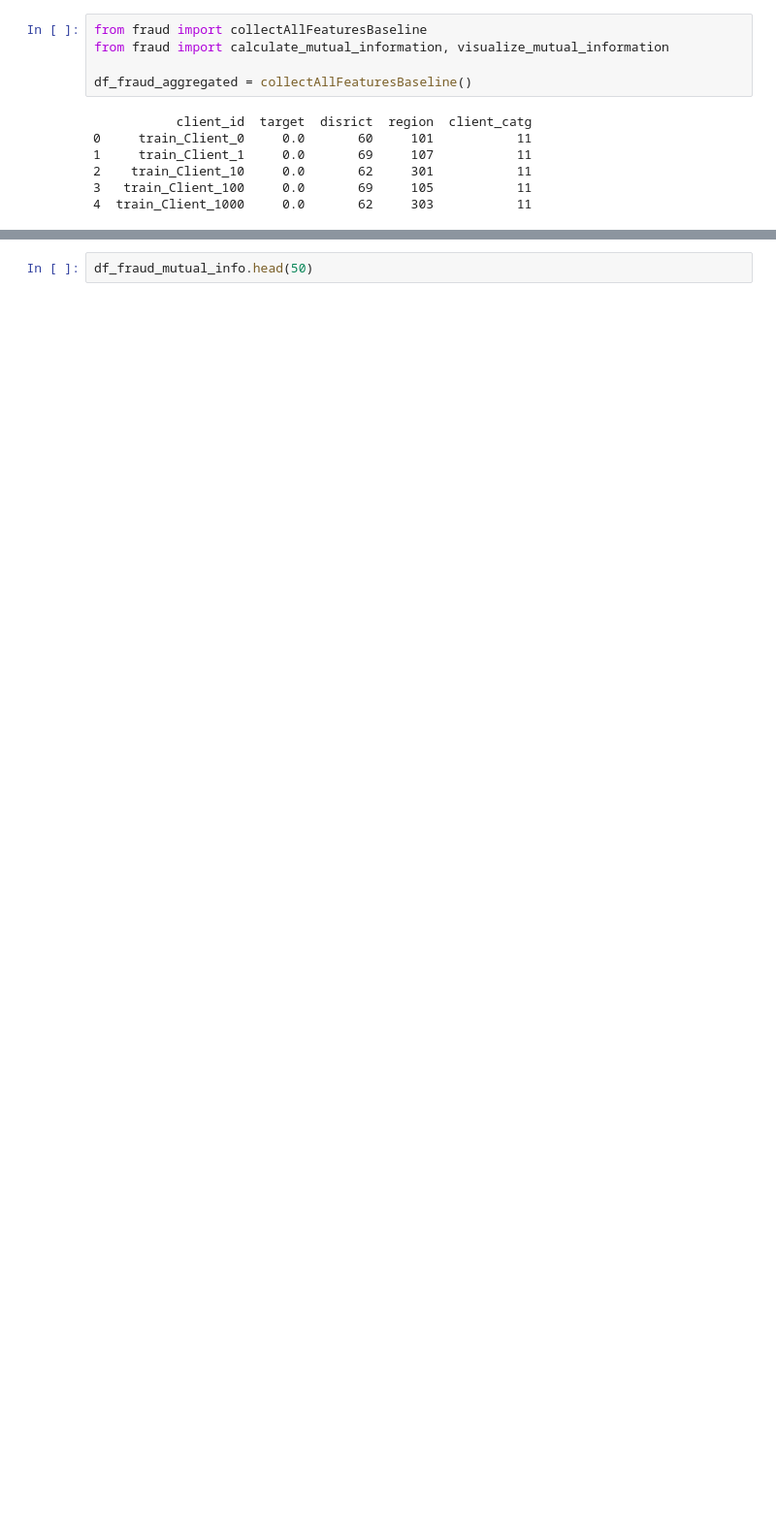
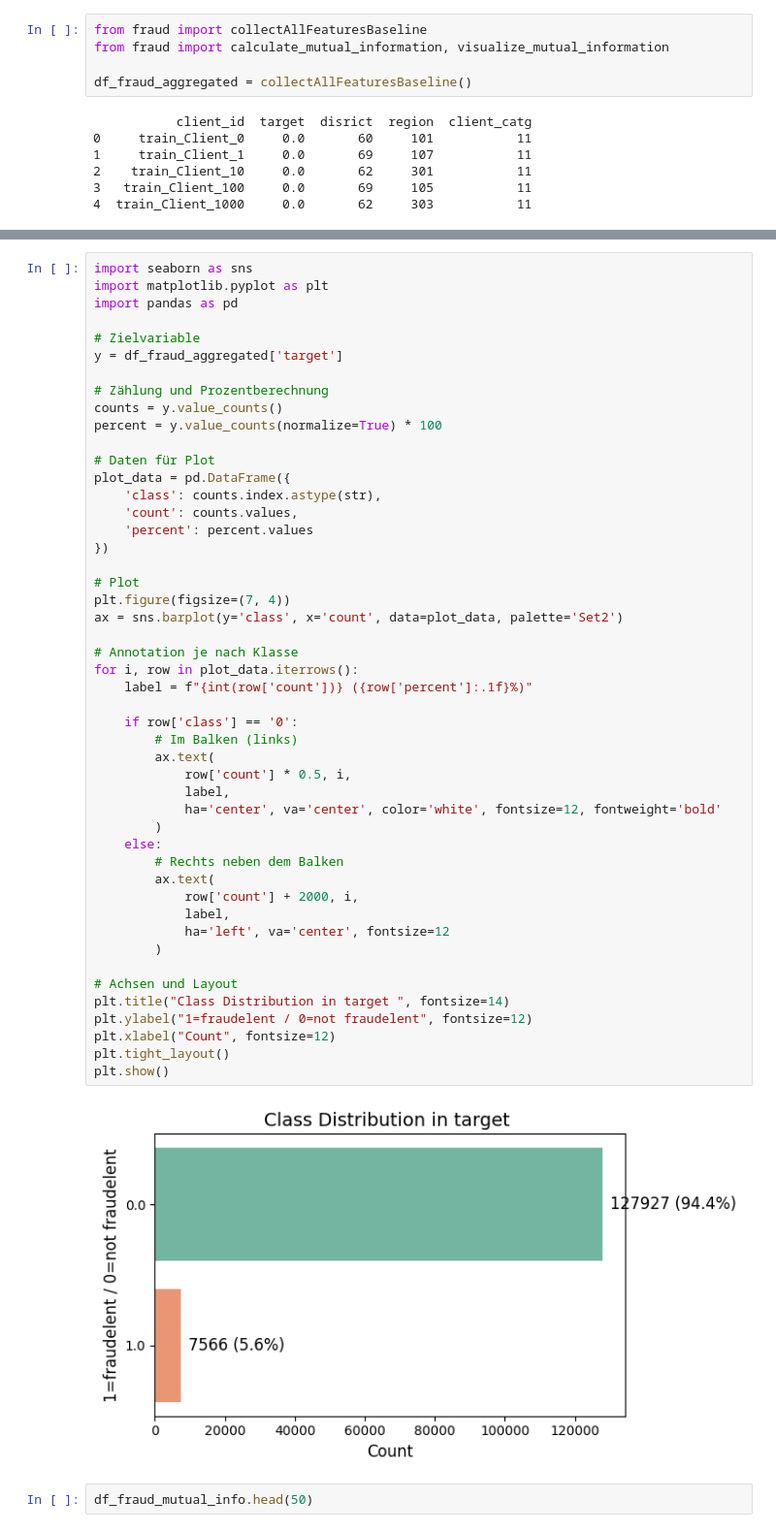
Before and after one commit to hellodanalee/ds-mlproject-fraud, a Jupyter notebook: W1_EDA_FEATURE_BASELINE_MUTUAL.ipynb, the cells around one changed output, grey strips where cells are left out. Shown at 97% size. Cells and saved outputs as stored; diff of their text form; blank space fills up the shorter version.

```diff
--- a/W1_EDA_FEATURE_BASELINE_MUTUAL.ipynb
+++ b/W1_EDA_FEATURE_BASELINE_MUTUAL.ipynb
@@ -16,3 +25,53 @@ df_fraud_mutual_info = calculate_mutual_information(df_fraud_aggregated, target_
+# %%
+import seaborn as sns
+import matplotlib.pyplot as plt
+import pandas as pd
+
+# Zielvariable
+y = df_fraud_aggregated['target']
+
+# Zählung und Prozentberechnung
+counts = y.value_counts()
+percent = y.value_counts(normalize=True) * 100
+
+# Daten für Plot
+plot_data = pd.DataFrame({
+    'class': counts.index.astype(str),
+    'count': counts.values,
+    'percent': percent.values
+})
+
+# Plot
+plt.figure(figsize=(7, 4))
+ax = sns.barplot(y='class', x='count', data=plot_data, palette='Set2')
+
+# Annotation je nach Klasse
+for i, row in plot_data.iterrows():
+    label = f"{int(row['count'])} ({row['percent']:.1f}%)"
+
+    if row['class'] == '0':
+        # Im Balken (links)
+        ax.text(
+            row['count'] * 0.5, i,
+            label,
+            ha='center', va='center', color='white', fontsize=12, fontweight='bold'
+        )
+    else:
+        # Rechts neben dem Balken
+        ax.text(
+            row['count'] + 2000, i,
+            label,
+            ha='left', va='center', fontsize=12
+        )
+
+# Achsen und Layout
+plt.title("Class Distribution in target ", fontsize=14)
+plt.ylabel("1=fraudelent / 0=not fraudelent", fontsize=12)
+plt.xlabel("Count", fontsize=12)
+plt.tight_layout()
+plt.show()
+# %% [output]
+[figure, added]
 # %%
 df_fraud_mutual_info.head(50)
 # %% [output]
```
Also changed, not shown: parts of 3 cells of this notebook, 16 other files.
